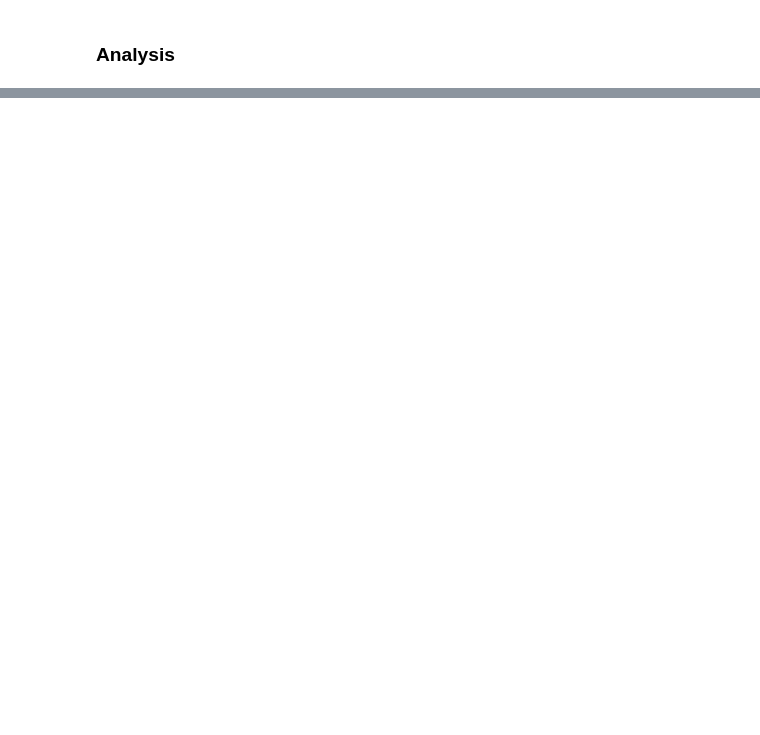
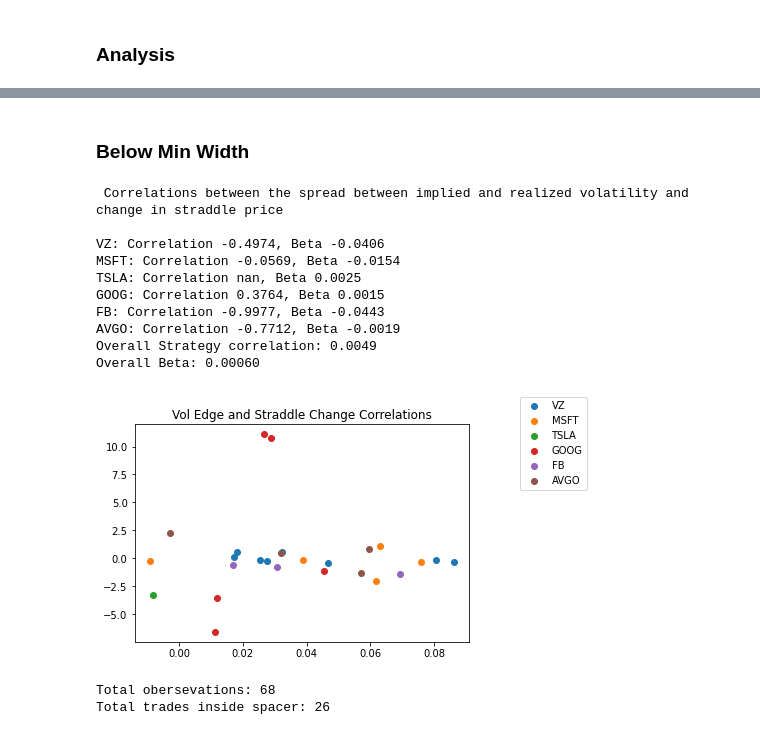
Before and after one commit to sampiaz/finmath_project, a Jupyter notebook: Krumdick_Piazza_Project_Final.ipynb, the cells around one changed output, grey strips where cells are left out. Drawn from its saved outputs; the diff is of its cells as text; code cells hidden in the pictures; blank space fills up the shorter version.

```diff
--- a/Krumdick_Piazza_Project_Final.ipynb
+++ b/Krumdick_Piazza_Project_Final.ipynb
@@ -331,0 +436,22 @@ vol_straddle
+# %% [markdown]
+### Below Min Width
+# %%
+testing_sub = training[~training['ticker'].isin(['AMZN', 'JPM', 'NVDA'])]
+testing_sub_inside = training_sub[abs(training_sub['volatility_edge'] - training_sub['volatility_edge'].mean()) < .05]
+DisplayCorrelations(testing_sub_inside)
+print('Total obersevations: {}'.format(training_sub.shape[0]))
+print('Total trades inside spacer: {}'.format(testing_sub_inside.shape[0]))
+# %% [output]
+ Correlations between the spread between implied and realized volatility and change in straddle price
+
+VZ: Correlation -0.4974, Beta -0.0406
+MSFT: Correlation -0.0569, Beta -0.0154
+TSLA: Correlation nan, Beta 0.0025
+GOOG: Correlation 0.3764, Beta 0.0015
+FB: Correlation -0.9977, Beta -0.0443
+AVGO: Correlation -0.7712, Beta -0.0019
+Overall Strategy correlation: 0.0049
+Overall Beta: 0.00060
+[figure, added]
+Total obersevations: 68
+Total trades inside spacer: 26
```
Also changed, not shown: parts of 17 cells of this notebook.
